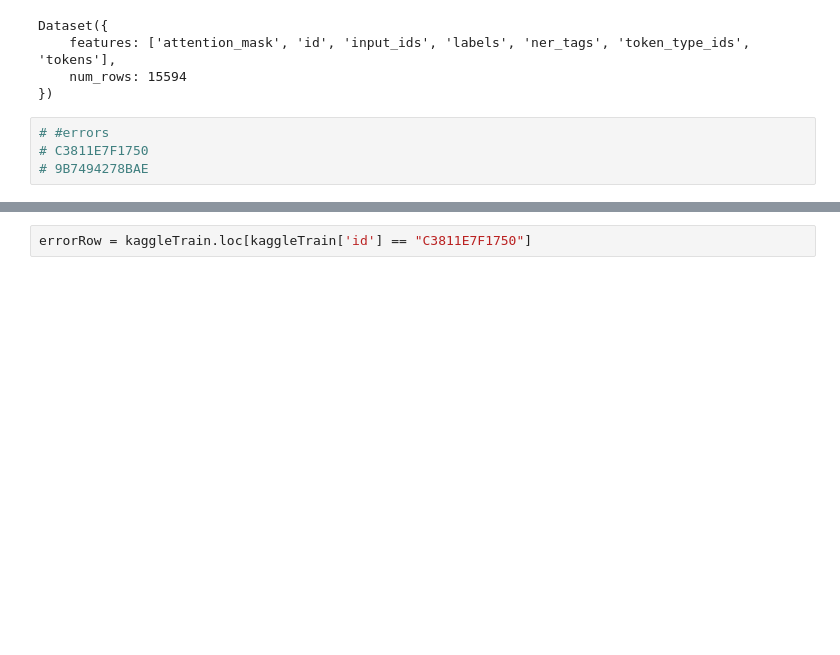
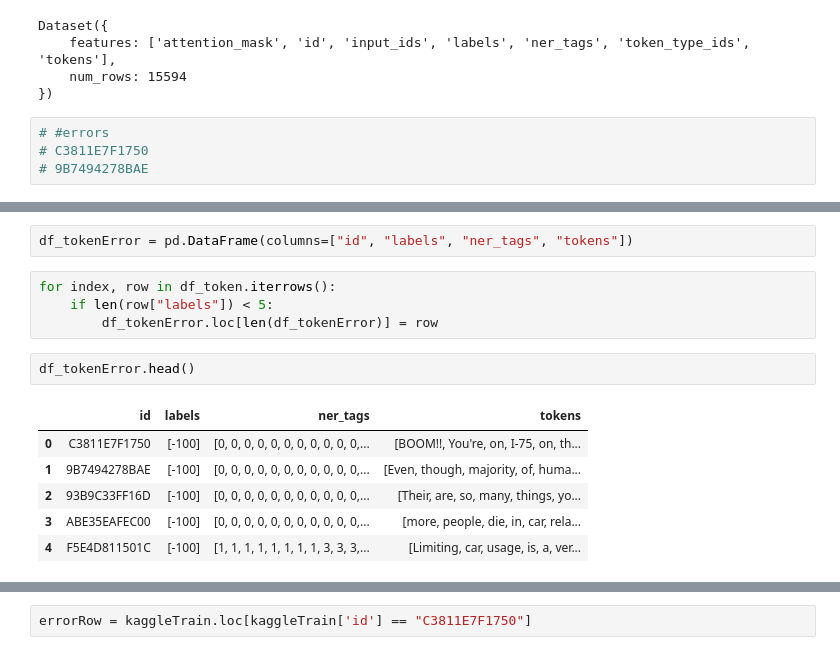
Before and after one commit to Brad1141/Discourse_Classification, a Jupyter notebook: main.ipynb, the cells around one changed output, grey strips where cells are left out. Saved outputs shown, nothing was run; the diff lists cells and outputs as text; blank space fills up the shorter version.

```diff
--- a/main.ipynb
+++ b/main.ipynb
@@ -238,0 +252,15 @@ Dataset({
+# %%
+df_tokenError = pd.DataFrame(columns=["id", "labels", "ner_tags", "tokens"])
+# %%
+for index, row in df_token.iterrows():
+    if len(row["labels"]) < 5:
+        df_tokenError.loc[len(df_tokenError)] = row
+# %%
+df_tokenError.head()
+# %% [output]
+|  | id | labels | ner_tags | tokens |
+| 0 | C3811E7F1750 | [-100] | [0, 0, 0, 0, 0, 0, 0, 0, 0, 0, 0,... | [BOOM!!, You're, on, I-75, on, th... |
+| 1 | 9B7494278BAE | [-100] | [0, 0, 0, 0, 0, 0, 0, 0, 0, 0, 0,... | [Even, though, majority, of, huma... |
+| 2 | 93B9C33FF16D | [-100] | [0, 0, 0, 0, 0, 0, 0, 0, 0, 0, 0,... | [Their, are, so, many, things, yo... |
+| 3 | ABE35EAFEC00 | [-100] | [0, 0, 0, 0, 0, 0, 0, 0, 0, 0, 0,... | [more, people, die, in, car, rela... |
+| 4 | F5E4D811501C | [-100] | [1, 1, 1, 1, 1, 1, 1, 1, 3, 3, 3,... | [Limiting, car, usage, is, a, ver... |
```
Also changed, not shown: parts of 12 cells of this notebook, 1 other file.
